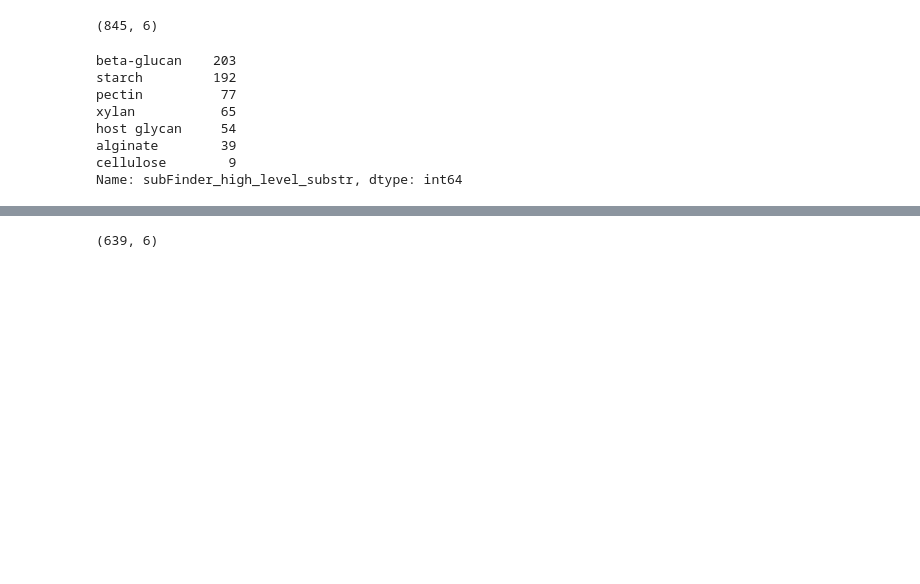
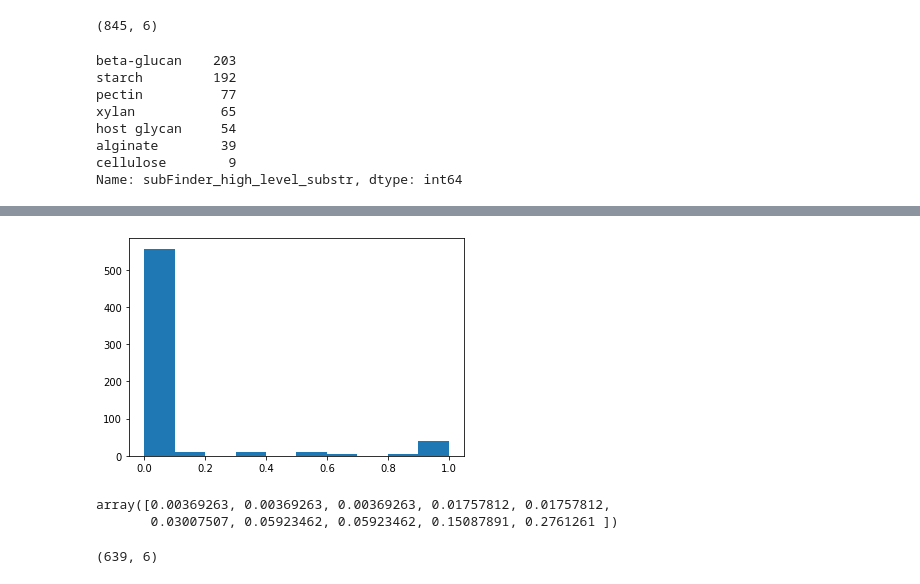
Before and after one commit to Ved-Piyush/subFinder, a Jupyter notebook: Usage_Scripts/overlap_with_Jinfang_marine.ipynb, the cells around one changed output, grey strips where cells are left out. Drawn from its saved outputs; the diff is of its cells as text; code cells hidden in the pictures; blank space fills up the shorter version.

```diff
--- a/Usage_Scripts/overlap_with_Jinfang_marine.ipynb
+++ b/Usage_Scripts/overlap_with_Jinfang_marine.ipynb
@@ -152,3 +150,5 @@ host glycan     54
 alginate        39
 cellulose        9
 Name: subFinder_high_level_substr, dtype: int64
+# %%
+match =  match.sort_values("p_value").reset_index(drop = True)
@@ -154,0 +173,10 @@ Name: subFinder_high_level_substr, dtype: int64
+# %%
+plt.hist(match["p_value"].values)
+plt.show()
+# %% [output]
+[figure, added]
+# %%
+np.percentile(match["p_value"], np.arange(80,90))
+# %% [output]
+array([0.00369263, 0.00369263, 0.00369263, 0.01757812, 0.01757812,
+       0.03007507, 0.05923462, 0.05923462, 0.15087891, 0.2761261 ])
```
Also changed, not shown: parts of 4 cells of this notebook, 5 other files.
